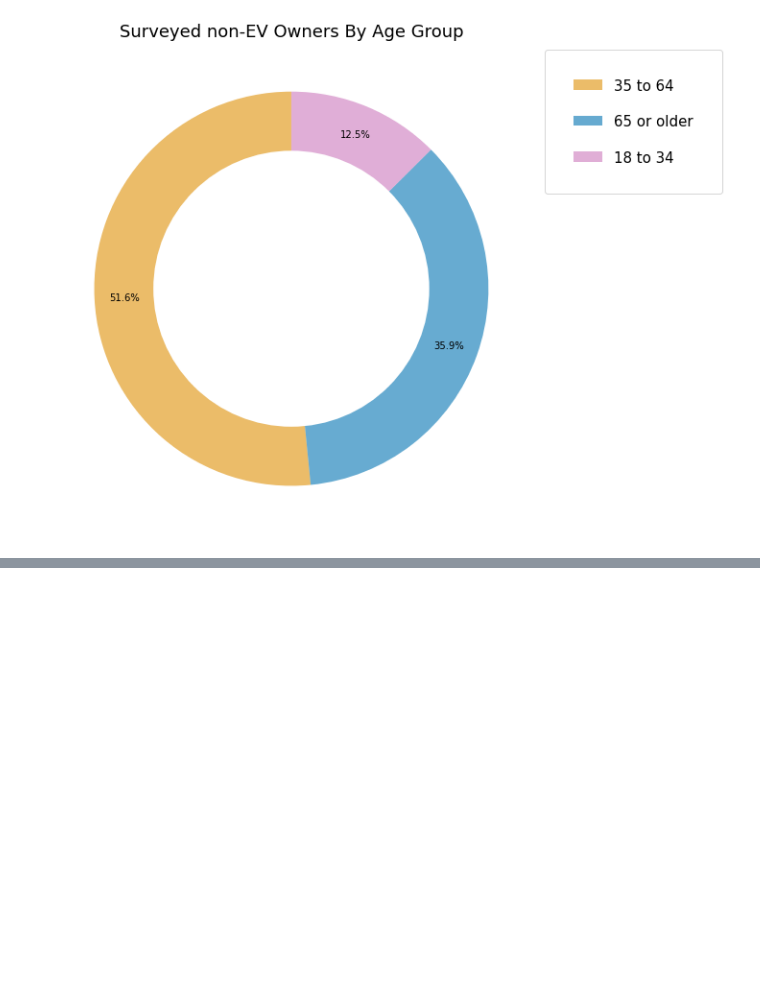
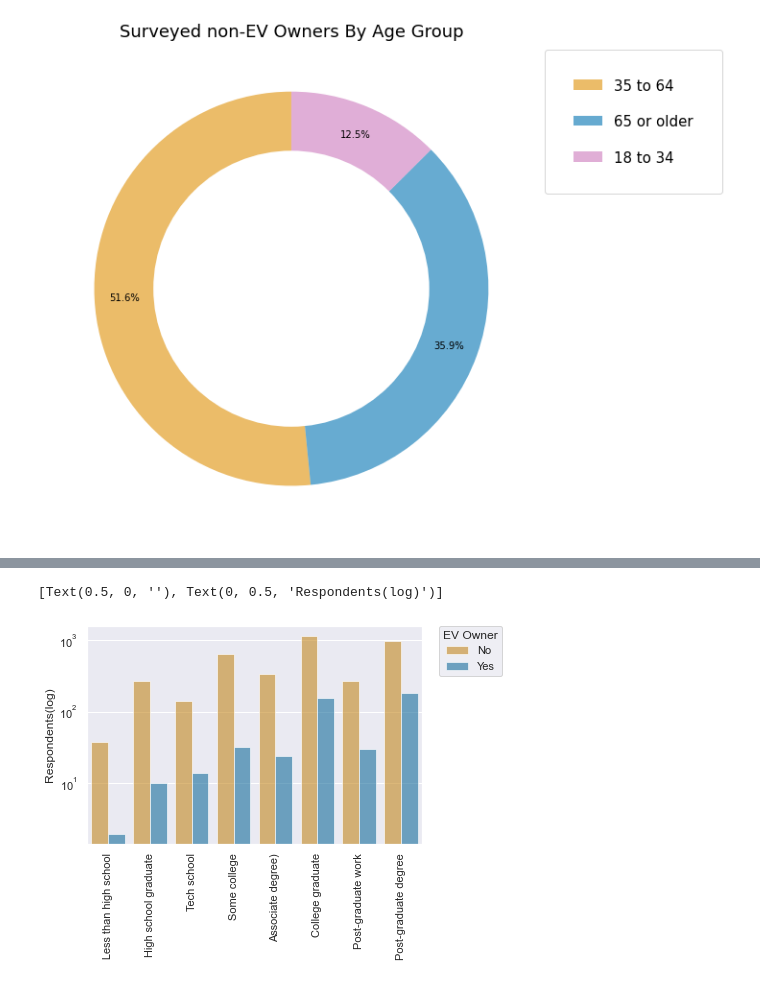
Before and after one commit to RussellShelley/Energy_Analysis, a Jupyter notebook: Visualization/DB_connected_python_vis.ipynb, the cells around one changed output, grey strips where cells are left out. Saved outputs shown, nothing was run; the diff lists cells and outputs as text; code cells hidden in the pictures; blank space fills up the shorter version.

```diff
--- a/Visualization/DB_connected_python_vis.ipynb
+++ b/Visualization/DB_connected_python_vis.ipynb
@@ -263,0 +348,24 @@ plt.show()
+# %%
+#Education /ownership.
+colors = ["#de8f05","#0173b2"]
+customPalette = sns.set_palette(sns.color_palette(colors))
+# Set your custom color palette
+
+g=sns.countplot(
+    data=respondent_merged_df,
+    x="education",hue="PEV owner",
+     alpha=0.6
+)
+g.set_xticklabels(["Less than high school",
+                   "High school graduate","Tech school",
+"Some college","Associate degree)",
+"College graduate",
+"Post-graduate work",
+"Post-graduate degree"],rotation=90)
+g.set_yscale("log")
+plt.legend(bbox_to_anchor=(1.05, 1), loc=2, borderaxespad=0.).set_title("EV Owner")
+#g.set_title("Education level")
+g.set(xlabel="", ylabel = "Respondents(log)")
+# %% [output]
+[Text(0.5, 0, ''), Text(0, 0.5, 'Respondents(log)')]
+[figure, added]
```
Also changed, not shown: parts of 12 cells of this notebook, 1 other file.
